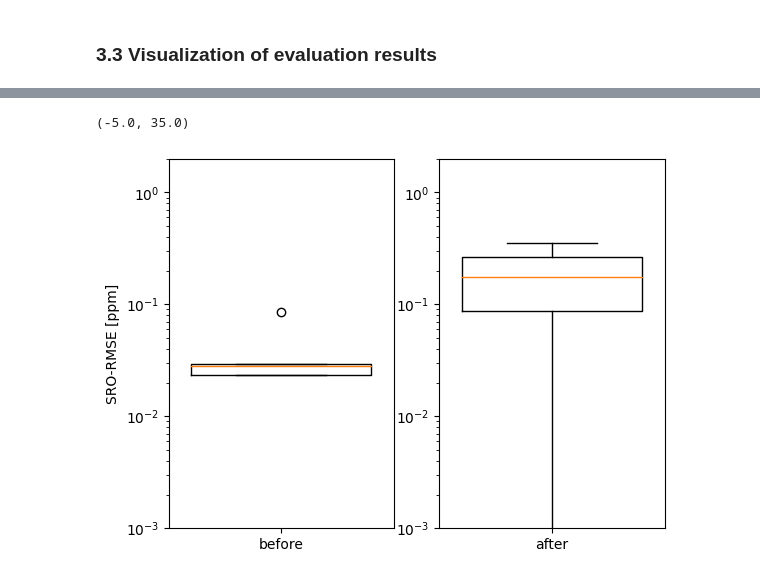
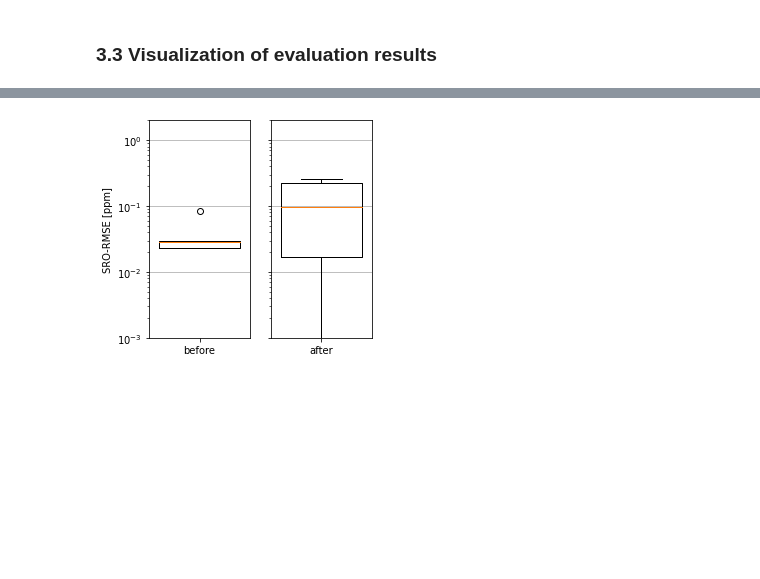
Before and after one commit to STHLabUOL/MWSforDynWASN, a Jupyter notebook: distributed_synchro_dynTop.ipynb, the cells around one changed output, grey strips where cells are left out. Cells and saved outputs as stored; diff of their text form; code cells hidden in the pictures; blank space fills up the shorter version.

Commit message:
improved and extended eval plots

```diff
--- a/distributed_synchro_dynTop.ipynb
+++ b/distributed_synchro_dynTop.ipynb
@@ -283,7 +283,7 @@ evaluate_simulation_results(
 print("Resulting RMSE-SRO, AMSC and SSRN values for " + mod_type_string)
 
 # Plot: RMSE
-f, ax = plt.subplots(1, 2, gridspec_kw={'width_ratios': [1, 1]})
+f, ax = plt.subplots(1, 2, gridspec_kw={'width_ratios': [1, 1]}, figsize=[4, 4])
 
 ax[0].boxplot(eval_res_before['rmse'],
 
@@ -295,6 +295,7 @@ ax[0].set_yscale('log')
 ax[0].set_ylim((1e-3, 2))
 ax[0].set_ylabel('SRO-RMSE [ppm]')
 ax[0].set_xticks((1,), ('before',))
+ax[0].grid(axis='y')
 
 ax[1].boxplot(eval_res_after['rmse'],
                 notch=False,
@@ -304,44 +305,74 @@ ax[1].boxplot(eval_res_after['rmse'],
 ax[1].set_yscale('log')
 ax[1].set_ylim((1e-3, 2))
 ax[1].set_xticks((1,), ('after',))
+ax[1].set_yticks((1e-3, 1e-2, 1e-1, 1), ("", "", "", ""))
+ax[1].grid(axis='y')
 
 #Plot: AMSC
-f, ax = plt.subplots(1, 2, gridspec_kw={'width_ratios': [1, 1]})
+f, ax = plt.subplots(1, 3, gridspec_kw={'width_ratios': [1, 1, 1]}, figsize=[6, 4])
 
-ax[0].boxplot(eval_res_before['amsc'],
+ax[0].boxplot(eval_res_before['amsc_async'],
+                notch=False,
+                vert=True,
+                widths=0.8
+)
+ax[0].set_xticks((1,), ('async',))
+ax[0].set_ylim((0, 1.1))
+ax[0].set_ylabel('AMSC')
+ax[0].grid(axis='y')
+
+ax[1].boxplot(eval_res_before['amsc'],
+                notch=False,
+                vert=True,
+                widths=0.8
+)
+ax[1].set_xticks((1,), ('before',))
+ax[1].set_ylim((0, 1.1))
+ax[1].grid(axis='y')
+ax[1].set_yticks((0, 0.2, 0.4, 0.6, 0.8, 1), ("", "", "", "", "", ""))
+
+ax[2].boxplot(eval_res_after['amsc'],
+                notch=False,
+                vert=True,
+                widths=0.8
+)
+ax[2].set_xticks((1,), ('after',))
+ax[2].set_ylim((0, 1.1))
+ax[2].grid(axis='y')
+ax[2].set_yticks((0, 0.2, 0.4, 0.6, 0.8, 1), ("", "", "", "", "", ""))
+
+# Plot: SSNR
+f, ax = plt.subplots(1, 3, gridspec_kw={'width_ratios': [1, 1, 1]}, figsize=[6, 4])
+
+
+ax[0].boxplot(eval_res_before['ssnr_async'],
                 notch=False,
                 vert=True,
                 widths=0.8
 )
 ax[0].set_xticks((1,), ('before',))
-ax[0].set_ylim((0, 1.1))
-ax[0].set_ylabel('AMSC')
 
-ax[1].boxplot(eval_res_after['amsc'],
+ax[0].set_ylim((-5, 35))
+ax[0].set_ylabel('SSNR [dB]')
+ax[0].grid(axis='y')
+
+ax[1].boxplot(eval_res_before['ssnr'],
                 notch=False,
                 vert=True,
                 widths=0.8
 )
-ax[1].set_xticks((1,), ('after',))
-ax[1].set_ylim((0, 1.1))
+ax[1].set_xticks((1,), ('before',))
+ax[1].set_yticks((-5,0,5,10,15,20,25,30,35), ("","","","","","","","",""));
+ax[1].grid(axis='y')
+ax[1].set_ylim((-5, 35))
 
-# Plot: SSNR
-f, ax = plt.subplots(1, 2, gridspec_kw={'width_ratios': [1, 1]})
-
-ax[0].boxplot(eval_res_before['ssnr'],
+ax[2].boxplot(eval_res_after['ssnr'],
                 notch=False,
                 vert=True,
                 widths=0.8
 )
-ax[0].set_xticks((1,), ('before',))
-ax[0].set_ylim((-5, 35))
-ax[0].set_ylabel('SSNR [dB]')
-
-ax[1].boxplot(eval_res_after['ssnr'],
-                notch=False,
-                vert=True,
-                widths=0.8
-)
-ax[1].set_xticks((1,), ('after',))
-ax[1].set_ylim((-5, 35))
+ax[2].set_xticks((1,), ('after',))
+ax[2].set_ylim((-5, 35))
+ax[2].set_yticks((-5,0,5,10,15,20,25,30,35), ("","","","","","","","",""));
+ax[2].grid(axis='y')
 # %% [output]
@@ -349,2 +380 @@ Resulting RMSE-SRO, AMSC and SSRN values for (d) failure of the reference sensor
-(-5.0, 35.0)
-[figure, old version]
+[figure, new version]
```
Also changed, not shown: parts of 4 cells of this notebook.
